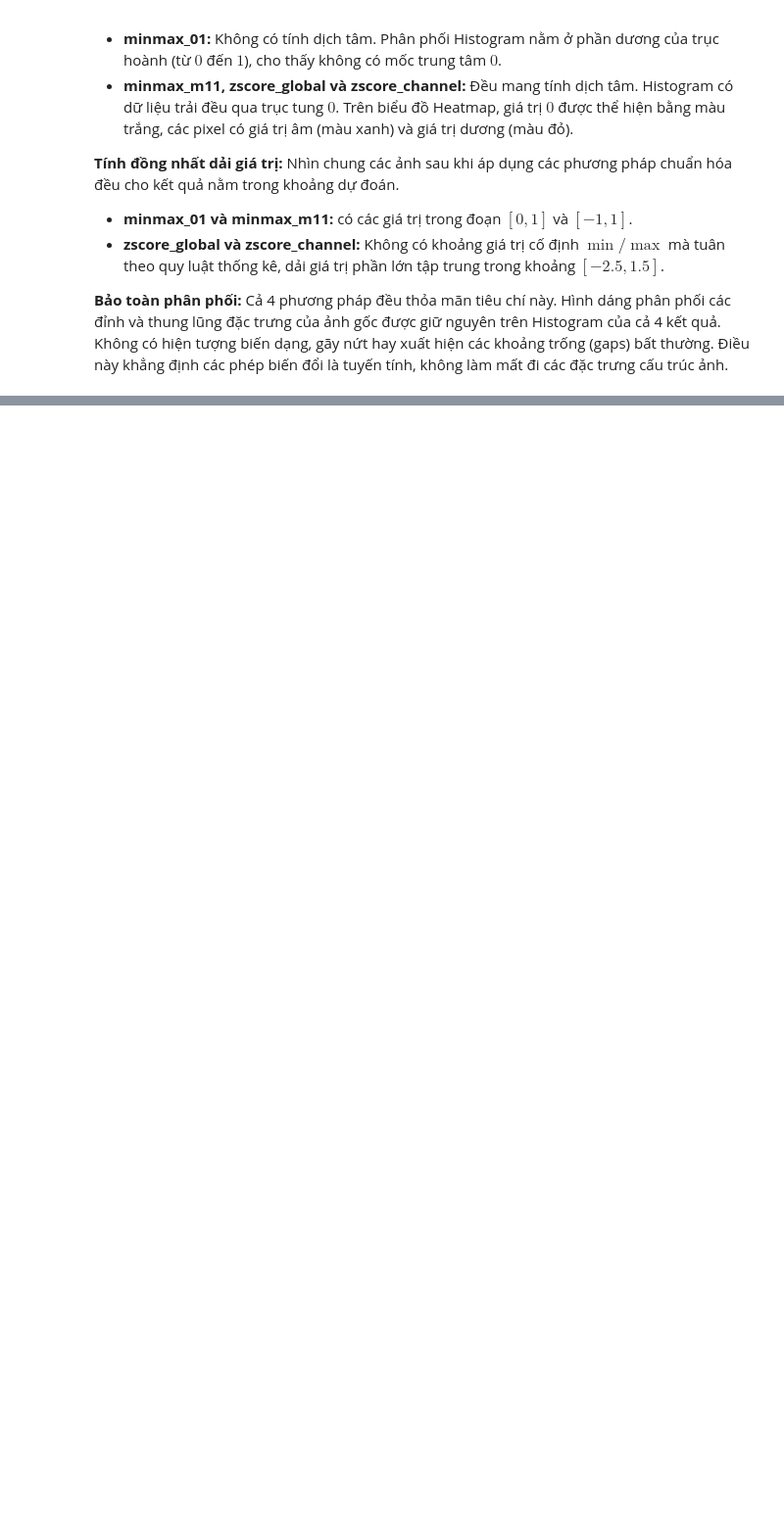
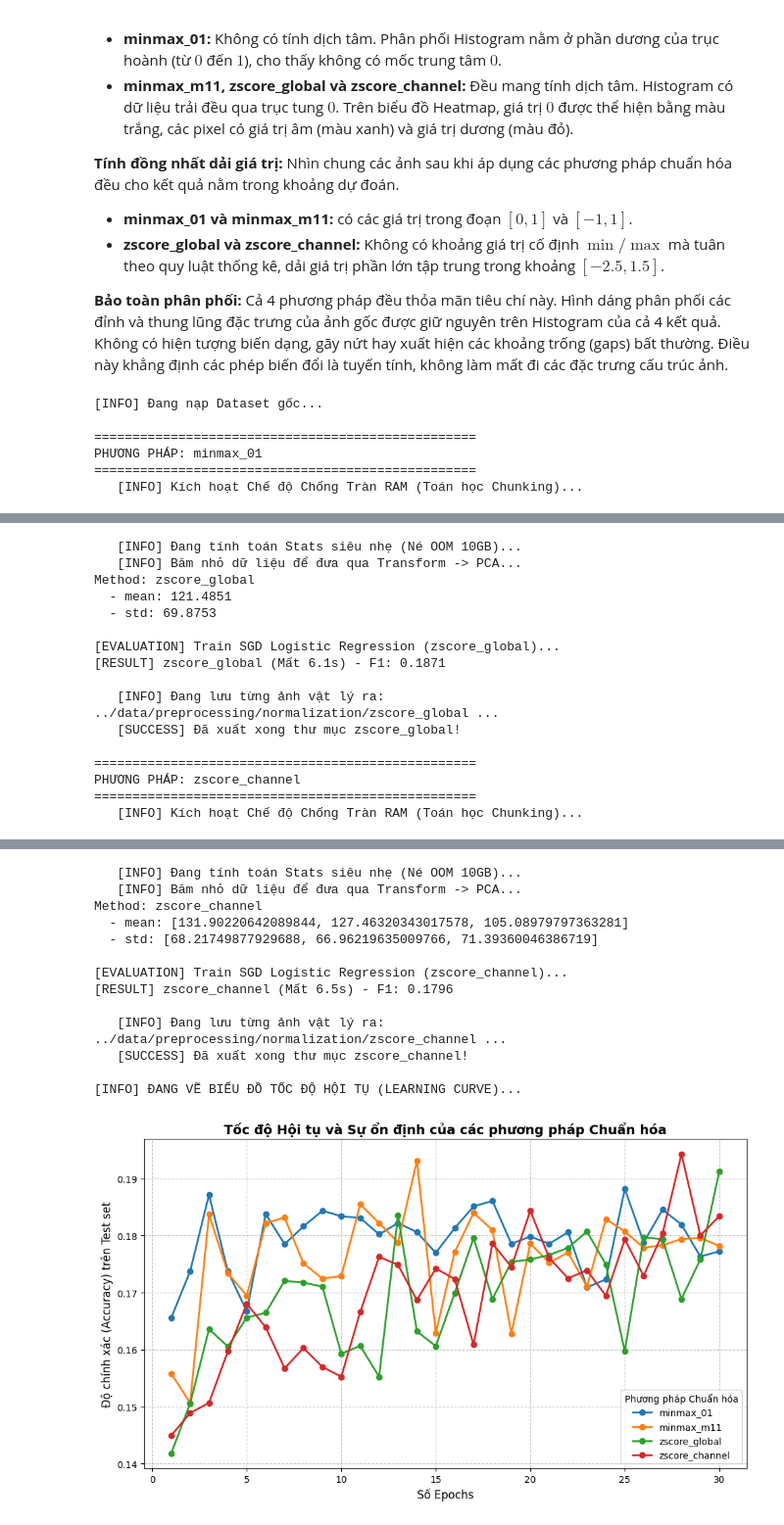
Before and after one commit to Taylor3691/mining-beyond-boundaries, a Jupyter notebook: notebooks/Bao-preprocessing_normalization.ipynb, the cells around one changed output, grey strips where cells are left out. Shown at 98% size. Saved outputs shown, nothing was run; the diff lists cells and outputs as text; code cells hidden in the pictures; blank space fills up the shorter version.

Commit message:
feature: implement memory-safe normalization and epoch tracking

```diff
--- a/notebooks/Bao-preprocessing_normalization.ipynb
+++ b/notebooks/Bao-preprocessing_normalization.ipynb
@@ -128,3 +136,52 @@ Method: zscore_channel
 - **zscore_global và zscore_channel:** Không có khoảng giá trị cố định $\min/\max$ mà tuân theo quy luật thống kê, dải giá trị phần lớn tập trung trong khoảng $[-2.5, 1.5]$.
 
 **Bảo toàn phân phối:** Cả 4 phương pháp đều thỏa mãn tiêu chí này. Hình dáng phân phối các đỉnh và thung lũng đặc trưng của ảnh gốc được giữ nguyên trên Histogram của cả 4 kết quả. Không có hiện tượng biến dạng, gãy nứt hay xuất hiện các khoảng trống (gaps) bất thường. Điều này khẳng định các phép biến đổi là tuyến tính, không làm mất đi các đặc trưng cấu trúc ảnh.
+# %%
+import sys, os, warnings
+warnings.filterwarnings("ignore")
+
+if os.path.abspath('../src') not in sys.path:
+    sys.path.append(os.path.abspath('../src'))
+
+from image.dataset import ImageDataset
+from image.preprocessing_normalization import Normalization
+from visualization.evaluation import plot_normalization_learning_curves
+from config.settings import PATH_FOLDER_IMAGE_RAW
+
+# Nạp dữ liệu
+print("[INFO] Đang nạp Dataset gốc...")
+dataset = ImageDataset(path=PATH_FOLDER_IMAGE_RAW)
+
+methods = ["minmax_01", "minmax_m11", "zscore_global", "zscore_channel"]
+
+# Từ điển lưu kết quả
+final_metrics = []
+learning_curves_dict = {}
+
+for method in methods:
+    print(f"\n{'='*50}\nPHƯƠNG PHÁP: {method}\n{'='*50}")
+    norm_tool = Normalization(method=method)
+
+    # 1. Chạy Chuẩn hóa (Tự động Chunking siêu tiết kiệm RAM)
+    norm_tool.run(dataset)
+
+    # 2. Đánh giá (Tự động nén PCA k=50, max_epochs=30 giúp tăng F1)
+    metrics, epoch_curve = norm_tool.evaluation(n_repeats=3, max_epochs=30)
+
+    # 3. Lưu ảnh ra ổ đĩa
+    norm_tool.save_images()
+
+    # Lưu để vẽ hình
+    learning_curves_dict[method] = epoch_curve
+    metrics["Method"] = method
+    final_metrics.append(metrics)
+
+print("\n[INFO] ĐANG VẼ BIỂU ĐỒ TỐC ĐỘ HỘI TỤ (LEARNING CURVE)...")
+plot_normalization_learning_curves(learning_curves_dict)
+# %% [output]
+[INFO] Đang nạp Dataset gốc...
+
+==================================================
+PHƯƠNG PHÁP: minmax_01
+==================================================
+   [INFO] Kích hoạt Chế độ Chống Tràn RAM (Toán học Chunking)...
@@ -130,0 +271,16 @@ Method: zscore_channel
+   [INFO] Đang tính toán Stats siêu nhẹ (Né OOM 10GB)...
+   [INFO] Băm nhỏ dữ liệu để đưa qua Transform -> PCA...
+Method: zscore_global
+  - mean: 121.4851
+  - std: 69.8753
+
+[EVALUATION] Train SGD Logistic Regression (zscore_global)...
+[RESULT] zscore_global (Mất 6.1s) - F1: 0.1871
+
+   [INFO] Đang lưu từng ảnh vật lý ra: ../data/preprocessing/normalization/zscore_global ...
+   [SUCCESS] Đã xuất xong thư mục zscore_global!
+
+==================================================
+PHƯƠNG PHÁP: zscore_channel
+==================================================
+   [INFO] Kích hoạt Chế độ Chống Tràn RAM (Toán học Chunking)...
@@ -130,0 +304,14 @@ Method: zscore_channel
+   [INFO] Đang tính toán Stats siêu nhẹ (Né OOM 10GB)...
+   [INFO] Băm nhỏ dữ liệu để đưa qua Transform -> PCA...
+Method: zscore_channel
+  - mean: [131.90220642089844, 127.46320343017578, 105.08979797363281]
+  - std: [68.21749877929688, 66.96219635009766, 71.39360046386719]
+
+[EVALUATION] Train SGD Logistic Regression (zscore_channel)...
+[RESULT] zscore_channel (Mất 6.5s) - F1: 0.1796
+
+   [INFO] Đang lưu từng ảnh vật lý ra: ../data/preprocessing/normalization/zscore_channel ...
+   [SUCCESS] Đã xuất xong thư mục zscore_channel!
+
+[INFO] ĐANG VẼ BIỂU ĐỒ TỐC ĐỘ HỘI TỤ (LEARNING CURVE)...
+[figure, added]
```
Also changed, not shown: parts of 4 cells of this notebook, 1 other file.
